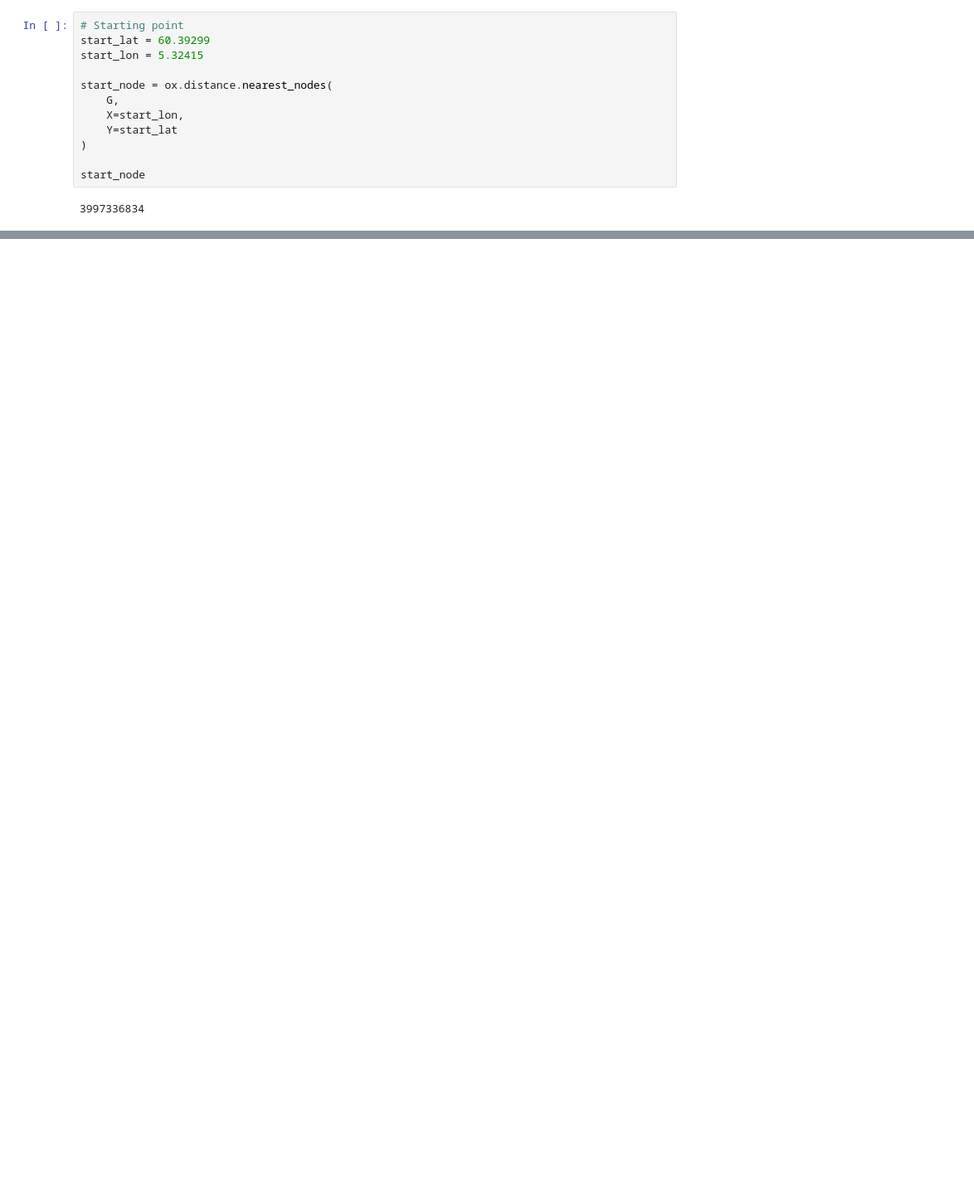
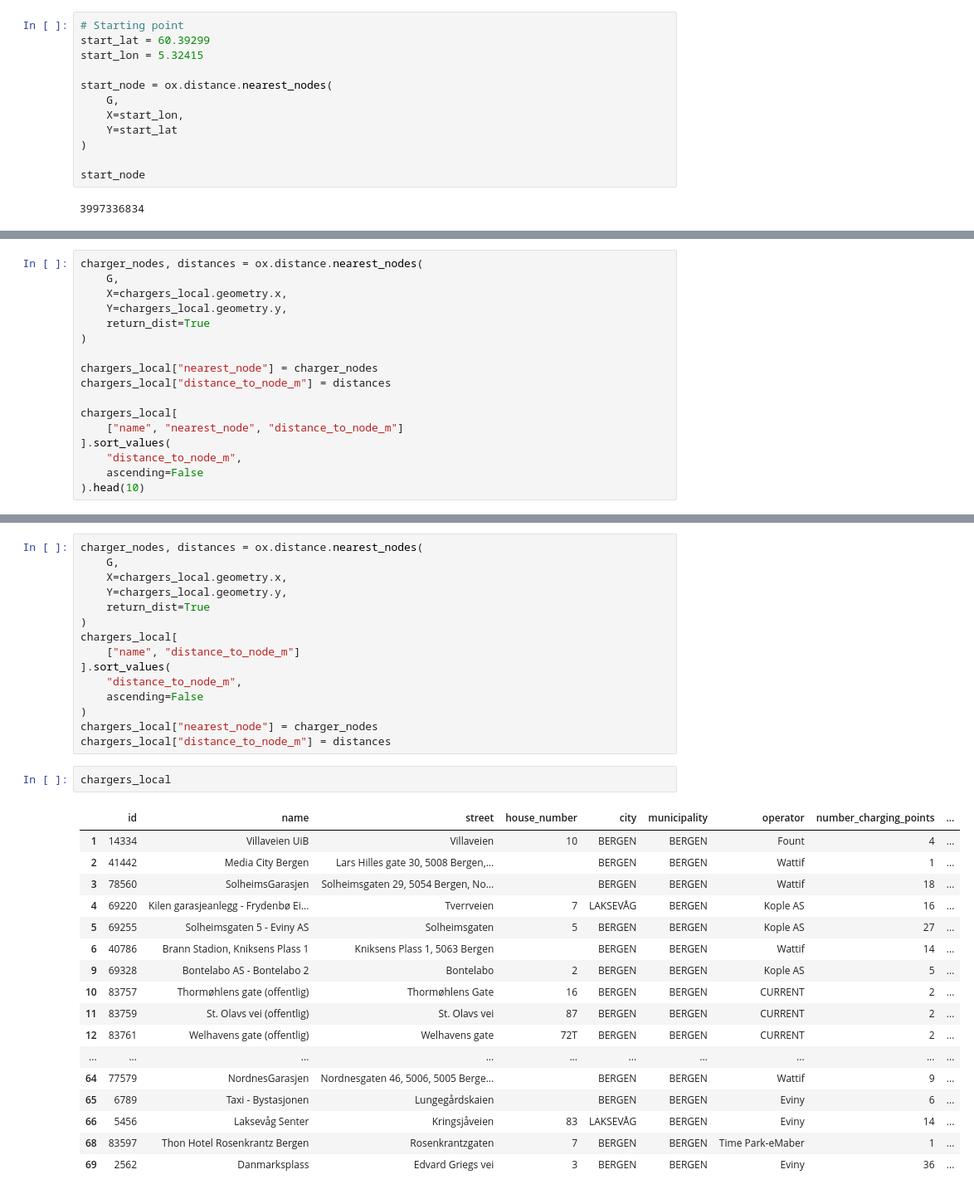
Before and after one commit to hcloenne/nearest-ev-charger, a Jupyter notebook: notebooks/road_network_routing.ipynb, the cells around one changed output, grey strips where cells are left out. Shown at 83% size. Drawn from its saved outputs; the diff is of its cells as text; blank space fills up the shorter version.

```diff
--- a/notebooks/road_network_routing.ipynb
+++ b/notebooks/road_network_routing.ipynb
@@ -311,0 +384,17 @@ Kjøreavstand: 5.33 km
+# %%
+charger_nodes, distances = ox.distance.nearest_nodes(
+    G,
+    X=chargers_local.geometry.x,
+    Y=chargers_local.geometry.y,
+    return_dist=True
+)
+
+chargers_local["nearest_node"] = charger_nodes
+chargers_local["distance_to_node_m"] = distances
+
+chargers_local[
+    ["name", "nearest_node", "distance_to_node_m"]
+].sort_values(
+    "distance_to_node_m",
+    ascending=False
+).head(10)
@@ -311,0 +413,35 @@ Kjøreavstand: 5.33 km
+# %%
+charger_nodes, distances = ox.distance.nearest_nodes(
+    G,
+    X=chargers_local.geometry.x,
+    Y=chargers_local.geometry.y,
+    return_dist=True
+)
+chargers_local[
+    ["name", "distance_to_node_m"]
+].sort_values(
+    "distance_to_node_m",
+    ascending=False
+)
+chargers_local["nearest_node"] = charger_nodes
+chargers_local["distance_to_node_m"] = distances
+# %%
+chargers_local
+# %% [output]
+|  | id | name | street | house_number | city | municipality | operator | number_charging_points | ... |
+| 1 | 14334 | Villaveien UiB | Villaveien | 10 | BERGEN | BERGEN | Fount | 4 | ... |
+| 2 | 41442 | Media City Bergen | Lars Hilles gate 30, 5008 Bergen,... |  | BERGEN | BERGEN | Wattif | 1 | ... |
+| 3 | 78560 | SolheimsGarasjen | Solheimsgaten 29, 5054 Bergen, No... |  | BERGEN | BERGEN | Wattif | 18 | ... |
+| 4 | 69220 | Kilen garasjeanlegg - Frydenbø Ei... | Tverrveien | 7 | LAKSEVÅG | BERGEN | Kople AS | 16 | ... |
+| 5 | 69255 | Solheimsgaten 5 - Eviny AS | Solheimsgaten | 5 | BERGEN | BERGEN | Kople AS | 27 | ... |
+| 6 | 40786 | Brann Stadion, Kniksens Plass 1 | Kniksens Plass 1, 5063 Bergen |  | BERGEN | BERGEN | Wattif | 14 | ... |
+| 9 | 69328 | Bontelabo AS - Bontelabo 2 | Bontelabo | 2 | BERGEN | BERGEN | Kople AS | 5 | ... |
+| 10 | 83757 | Thormøhlens gate (offentlig) | Thormøhlens Gate | 16 | BERGEN | BERGEN | CURRENT | 2 | ... |
+| 11 | 83759 | St. Olavs vei (offentlig) | St. Olavs vei | 87 | BERGEN | BERGEN | CURRENT | 2 | ... |
+| 12 | 83761 | Welhavens gate (offentlig) | Welhavens gate | 72T | BERGEN | BERGEN | CURRENT | 2 | ... |
+| ... | ... | ... | ... | ... | ... | ... | ... | ... | ... |
+| 64 | 77579 | NordnesGarasjen | Nordnesgaten 46, 5006, 5005 Berge... |  | BERGEN | BERGEN | Wattif | 9 | ... |
+| 65 | 6789 | Taxi - Bystasjonen | Lungegårdskaien |  | BERGEN | BERGEN | Eviny | 6 | ... |
+| 66 | 5456 | Laksevåg Senter | Kringsjåveien | 83 | LAKSEVÅG | BERGEN | Eviny | 14 | ... |
+| 68 | 83597 | Thon Hotel Rosenkrantz Bergen | Rosenkrantzgaten | 7 | BERGEN | BERGEN | Time Park-eMaber | 1 | ... |
+| 69 | 2562 | Danmarksplass | Edvard Griegs vei | 3 | BERGEN | BERGEN | Eviny | 36 | ... |
```
Also changed, not shown: parts of 14 cells of this notebook.
